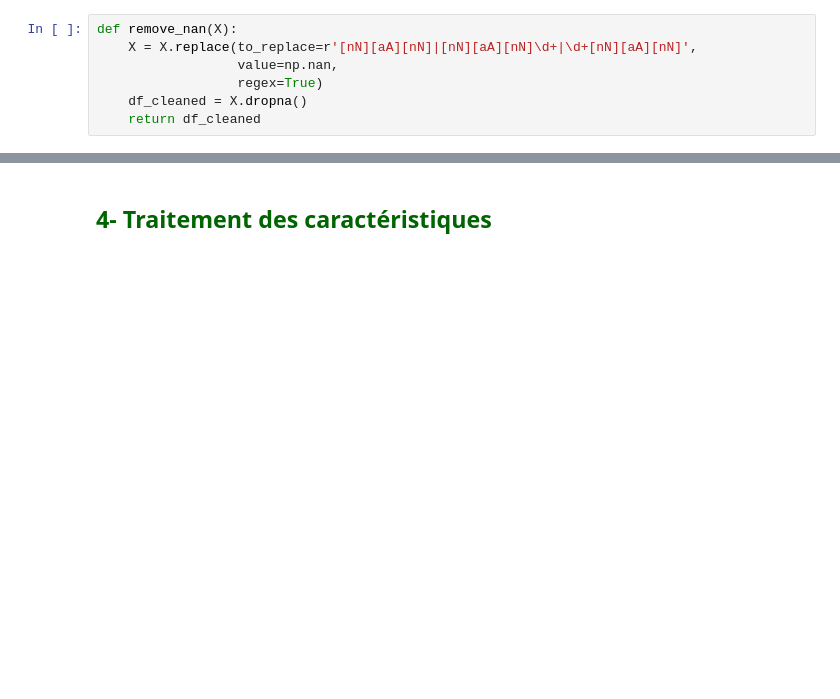
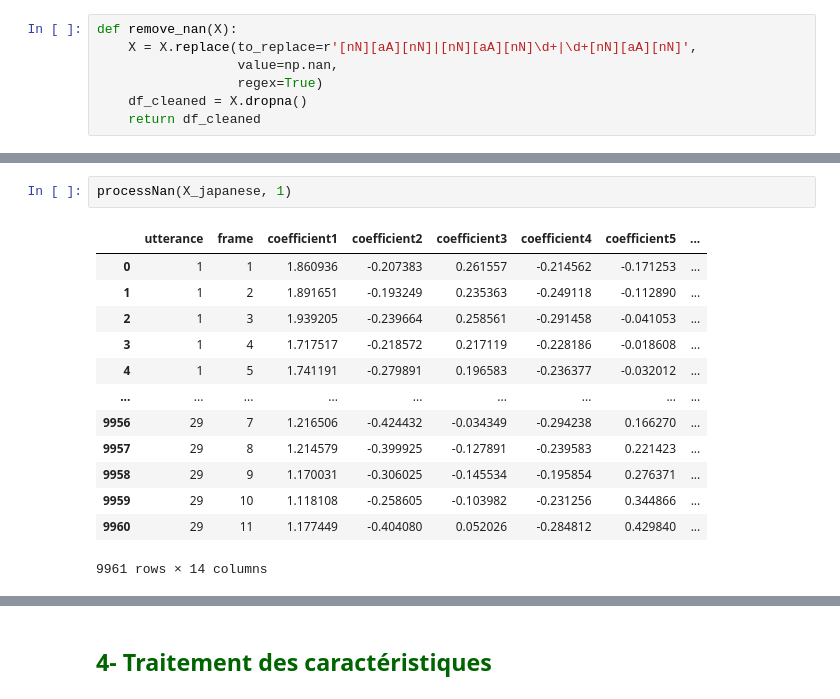
Before and after one commit to Amadou794545/Project_ML, a Jupyter notebook: sujet.ipynb, the cells around one changed output, grey strips where cells are left out. Saved outputs shown, nothing was run; the diff lists cells and outputs as text; blank space fills up the shorter version.

```diff
--- a/sujet.ipynb
+++ b/sujet.ipynb
@@ -263,0 +240,16 @@ X_diabetes_clean
+# %%
+processNan(X_japanese, 1)
+# %% [output]
+|  | utterance | frame | coefficient1 | coefficient2 | coefficient3 | coefficient4 | coefficient5 | ... |
+| 0 | 1 | 1 | 1.860936 | -0.207383 | 0.261557 | -0.214562 | -0.171253 | ... |
+| 1 | 1 | 2 | 1.891651 | -0.193249 | 0.235363 | -0.249118 | -0.112890 | ... |
+| 2 | 1 | 3 | 1.939205 | -0.239664 | 0.258561 | -0.291458 | -0.041053 | ... |
+| 3 | 1 | 4 | 1.717517 | -0.218572 | 0.217119 | -0.228186 | -0.018608 | ... |
+| 4 | 1 | 5 | 1.741191 | -0.279891 | 0.196583 | -0.236377 | -0.032012 | ... |
+| ... | ... | ... | ... | ... | ... | ... | ... | ... |
+| 9956 | 29 | 7 | 1.216506 | -0.424432 | -0.034349 | -0.294238 | 0.166270 | ... |
+| 9957 | 29 | 8 | 1.214579 | -0.399925 | -0.127891 | -0.239583 | 0.221423 | ... |
+| 9958 | 29 | 9 | 1.170031 | -0.306025 | -0.145534 | -0.195854 | 0.276371 | ... |
+| 9959 | 29 | 10 | 1.118108 | -0.258605 | -0.103982 | -0.231256 | 0.344866 | ... |
+| 9960 | 29 | 11 | 1.177449 | -0.404080 | 0.052026 | -0.284812 | 0.429840 | ... |
+9961 rows × 14 columns
```
Also changed, not shown: parts of 20 cells of this notebook.
